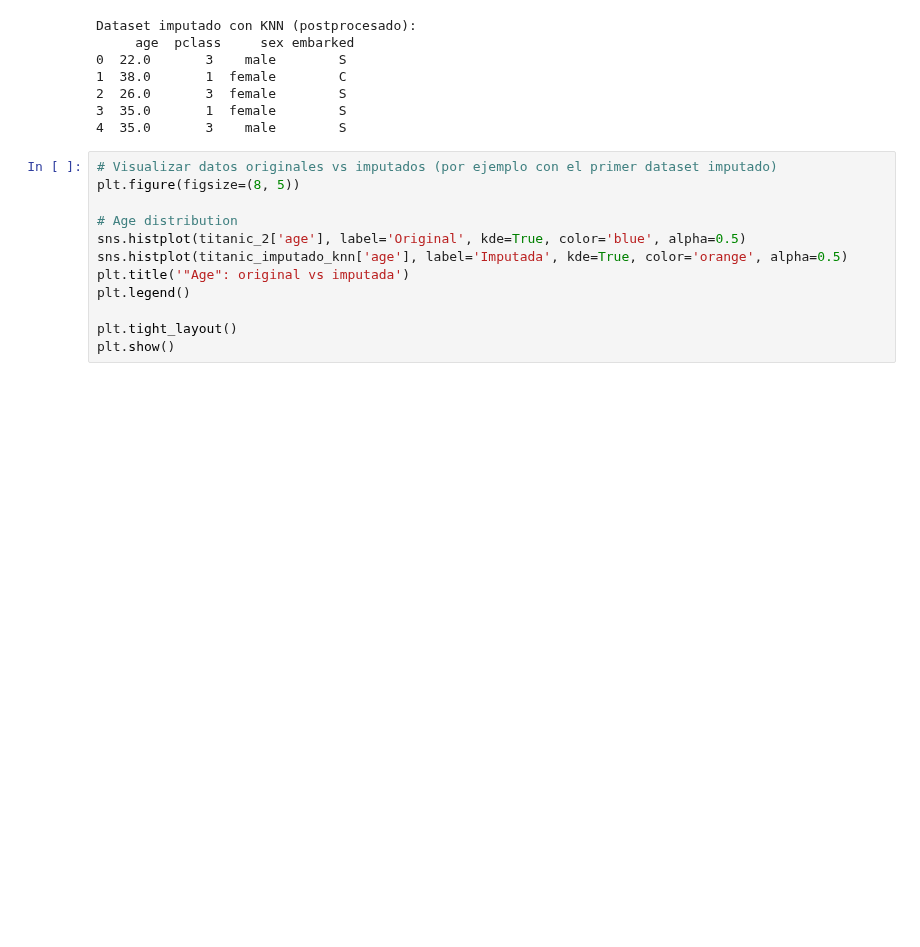
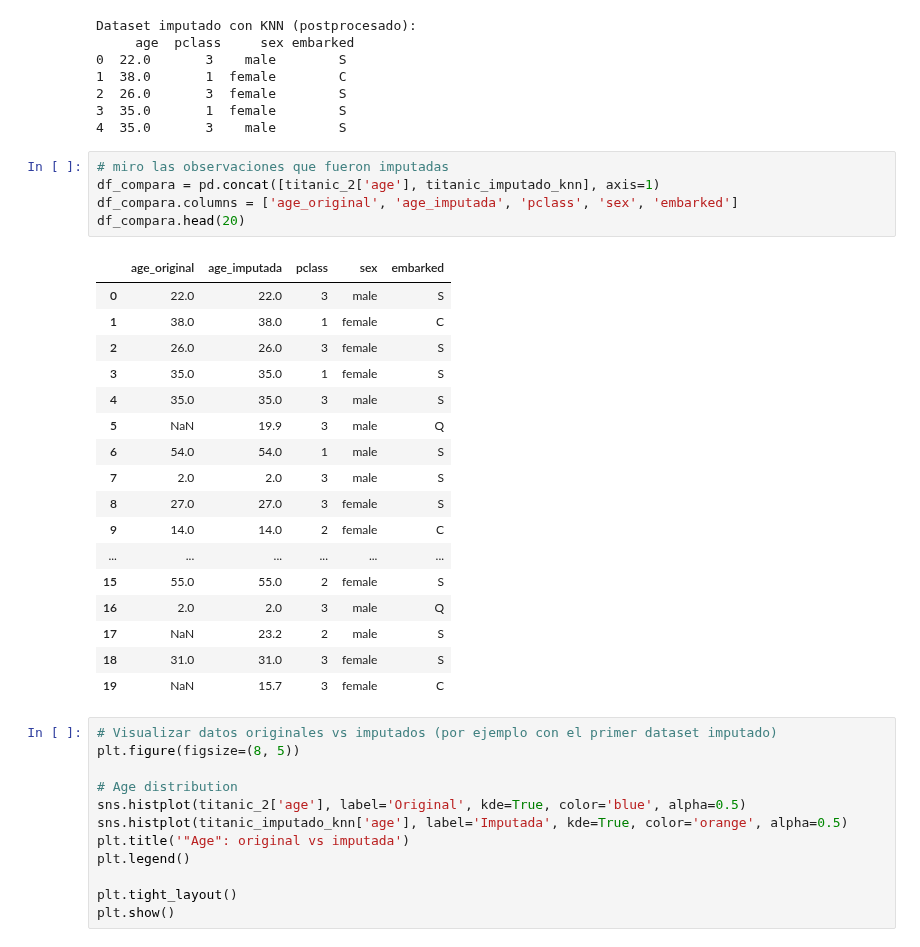
Before and after one commit to FIUBA-Posgrado-Inteligencia-Artificial/CEIA_Analisis_de_datos, a Jupyter notebook: notebooks/clase_04_tratamiento_datos_faltantes.ipynb, the cells around one changed output. Saved outputs shown, nothing was run; the diff lists cells and outputs as text; blank space fills up the shorter version.

```diff
--- a/notebooks/clase_04_tratamiento_datos_faltantes.ipynb
+++ b/notebooks/clase_04_tratamiento_datos_faltantes.ipynb
@@ -369,6 +373,29 @@ Dataset imputado con KNN (postprocesado):
 2  26.0       3  female        S
 3  35.0       1  female        S
 4  35.0       3    male        S
+# %%
+# miro las observaciones que fueron imputadas
+df_compara = pd.concat([titanic_2['age'], titanic_imputado_knn], axis=1)
+df_compara.columns = ['age_original', 'age_imputada', 'pclass', 'sex', 'embarked']
+df_compara.head(20)
+# %% [output]
+|  | age_original | age_imputada | pclass | sex | embarked |
+| 0 | 22.0 | 22.0 | 3 | male | S |
+| 1 | 38.0 | 38.0 | 1 | female | C |
+| 2 | 26.0 | 26.0 | 3 | female | S |
+| 3 | 35.0 | 35.0 | 1 | female | S |
+| 4 | 35.0 | 35.0 | 3 | male | S |
+| 5 | NaN | 19.9 | 3 | male | Q |
+| 6 | 54.0 | 54.0 | 1 | male | S |
+| 7 | 2.0 | 2.0 | 3 | male | S |
+| 8 | 27.0 | 27.0 | 3 | female | S |
+| 9 | 14.0 | 14.0 | 2 | female | C |
+| ... | ... | ... | ... | ... | ... |
+| 15 | 55.0 | 55.0 | 2 | female | S |
+| 16 | 2.0 | 2.0 | 3 | male | Q |
+| 17 | NaN | 23.2 | 2 | male | S |
+| 18 | 31.0 | 31.0 | 3 | female | S |
+| 19 | NaN | 15.7 | 3 | female | C |
 # %%
 # Visualizar datos originales vs imputados (por ejemplo con el primer dataset imputado)
 plt.figure(figsize=(8, 5))
```
Also changed, not shown: parts of 2 cells of this notebook.
